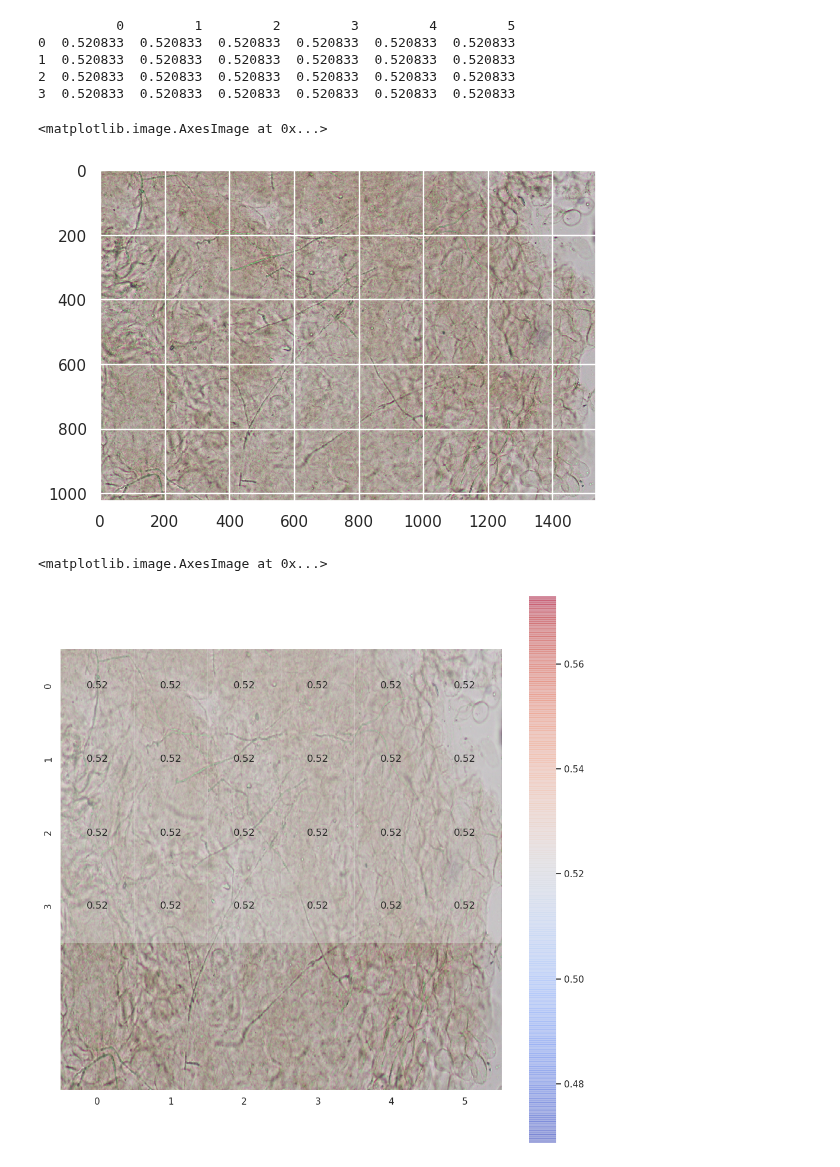
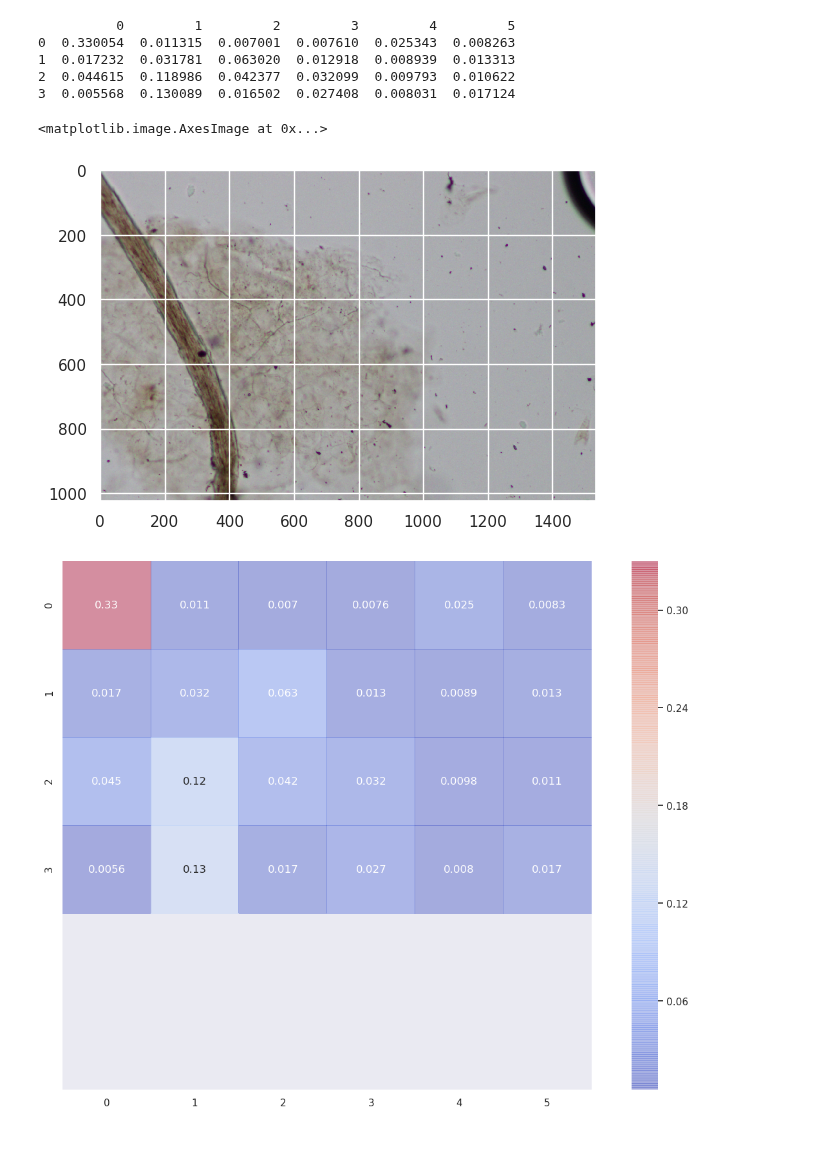
Before and after one commit to AshrithSagar/CLAM-Fungal, a Jupyter notebook: draw_heatmaps_4.ipynb, the cells around one changed output. Cells and saved outputs as stored; diff of their text form; code cells hidden in the pictures.

Commit message:
batch_size updated for attention

```diff
--- a/draw_heatmaps_4.ipynb
+++ b/draw_heatmaps_4.ipynb
@@ -33,7 +33,7 @@ if not os.path.isdir(save_path):
 # %%
 heatmap_dict = load_pkl(os.path.join(results_dir, exp_code, "heatmap_dict.pkl"))
 # %%
-image_file = heatmap_dict[0]
+image_file = heatmap_dict[80]
 
 image_name = image_file['filename']
 attention_scores = image_file['attention_scores']
@@ -45,15 +45,17 @@ F005a02
 # %%
-ref = attention_scores.copy()
+ref = attention_scores[0].copy()
+ref = [float(x) for x in ref]
 scores = []
 percentiles = []
-for score in attention_scores:
+for score in ref:
     percentile = percentileofscore(ref, score)
-    score = score.item()
     percentiles.append(percentile/100)
     scores.append(score)
-# print(attention_scores)
-# print()
-# print(scores)
+print(ref)
+print()
+print(scores)
+print()
+print(percentiles)
 
 scores = np.reshape(scores, [4, 6])
 percentiles = np.reshape(percentiles, [4, 6])
@@ -66,15 +74,15 @@ percentiles = np.reshape(percentiles, [4, 6])
 # df = np.array([[1, 2, 4], [3, 4, 6], [1, 2, 4], [3, 4, 6]])
 # print(df)
 
-df = pd.DataFrame(percentiles)
-# df = pd.DataFrame(scores)
+# df = pd.DataFrame(percentiles)
+df = pd.DataFrame(scores)
 print(df)
 # %% [output]
           0         1         2         3         4         5
-0  0.520833  0.520833  0.520833  0.520833  0.520833  0.520833
-1  0.520833  0.520833  0.520833  0.520833  0.520833  0.520833
-2  0.520833  0.520833  0.520833  0.520833  0.520833  0.520833
-3  0.520833  0.520833  0.520833  0.520833  0.520833  0.520833
+0  0.330054  0.011315  0.007001  0.007610  0.025343  0.008263
+1  0.017232  0.031781  0.063020  0.012918  0.008939  0.013313
+2  0.044615  0.118986  0.042377  0.032099  0.009793  0.010622
+3  0.005568  0.130089  0.016502  0.027408  0.008031  0.017124
 # %%
 # img = np.array(Image.open(os.path.join(data_dir, image_name+image_ext)))
 # plt.imshow(img)
@@ -84,24 +92,26 @@ map_img = map_img[0:1024, 0:1536]
 plt.imshow(map_img)
 # %% [output]
 <matplotlib.image.AxesImage at 0x...>
-[figure, old version]
+[figure, new version]
 # %%
-px = 1/72  # pixel in inches
-# ax = plt.subplots(figsize=(1536*px, 1024*px)) # Doesn't seem to work in Jupyter NB.
-ax = plt.subplots(figsize=(12, 12))
+px = 1/96  # pixel in inches
+ax = plt.subplots(figsize=(1536*px, 1024*px)) # Doesn't seem to work in Jupyter NB.
+# ax = plt.subplots(figsize=(10, 12))
 hmax = sns.heatmap(df,
             cmap = "coolwarm",
             alpha = 0.4, # whole heatmap is translucent
             annot = True,
             square = True,
             zorder = 2
             )
 hmax.set_ylim(sorted(hmax.get_xlim(), reverse=True))
 
-hmax.imshow(map_img,
-          aspect = hmax.get_aspect(),
-          extent = hmax.get_xlim() + hmax.get_ylim(),
-          zorder = 1) #put the map under the heatmap
+# hmax.imshow(map_img,
+#           aspect = hmax.get_aspect(),
+#           extent = hmax.get_xlim() + hmax.get_ylim(),
+#           zorder = 1) #put the map under the heatmap
+
+save_name = "1.png"
+plt.savefig(save_name)
 # %% [output]
-<matplotlib.image.AxesImage at 0x...>
-[figure, old version]
+[figure, new version]
```
Also changed, not shown: parts of 3 cells of this notebook, 3 other files.
